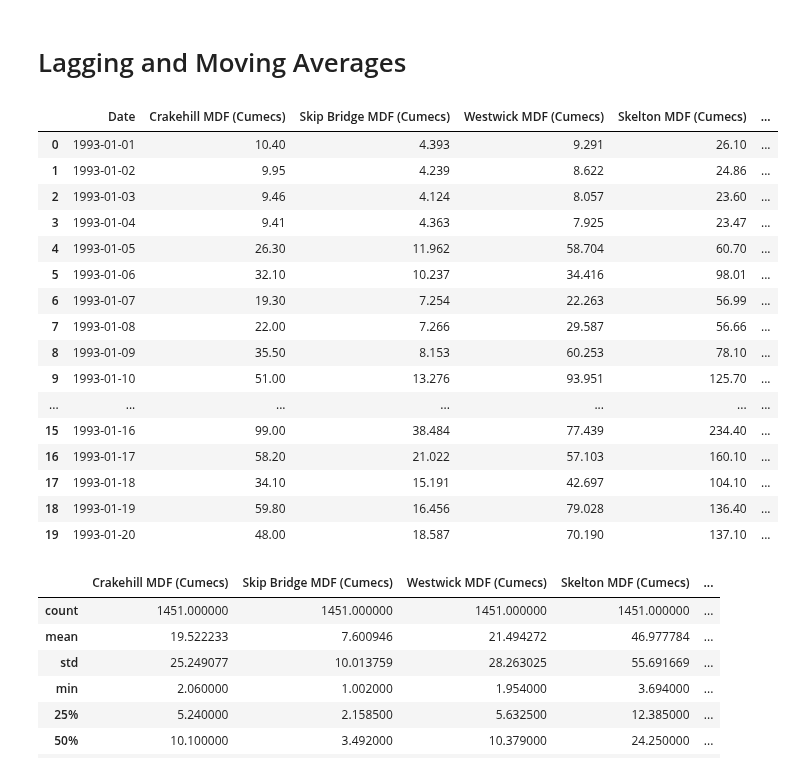
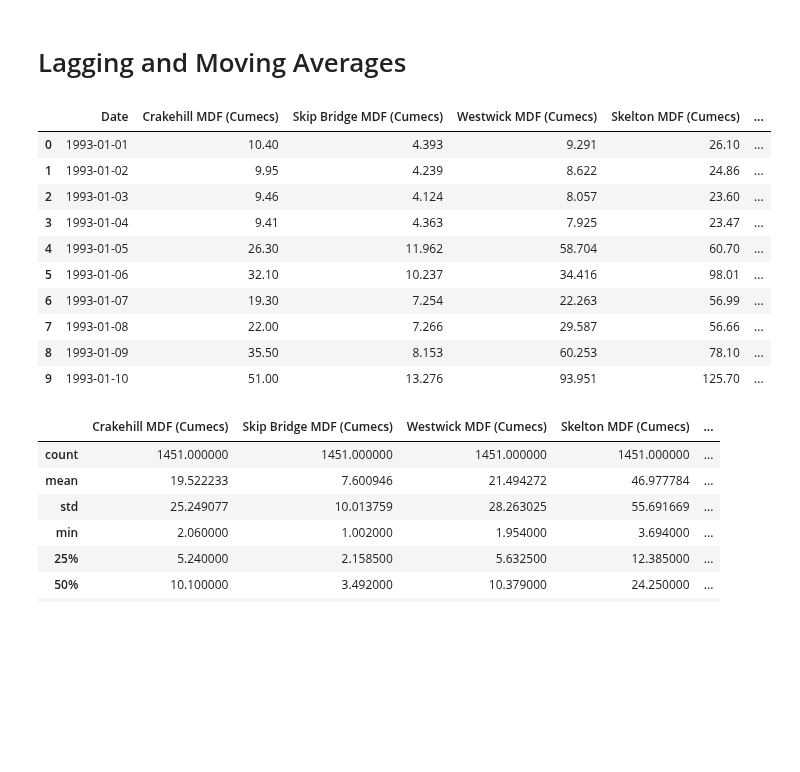
Before and after one commit to mhjp13/small-projects-ai, a Jupyter notebook: cob107/cw2/Data-Processing.ipynb, the cells around one changed output. Drawn from its saved outputs; the diff is of its cells as text; code cells hidden in the pictures; blank space fills up the shorter version.

```diff
--- a/cob107/cw2/Data-Processing.ipynb
+++ b/cob107/cw2/Data-Processing.ipynb
@@ -236,25 +226,19 @@ export_data.to_excel('River-Data-Cleaned.xlsx')
 # %%
 clean_df = pd.read_excel('River-Data-Cleaned.xlsx')
 clean_df.drop(["Unnamed: 0"], axis=1, inplace=True)
-clean_df.head(20)
+clean_df.head(10)
 # %% [output]
 |  | Date | Crakehill MDF (Cumecs) | Skip Bridge MDF (Cumecs) | Westwick MDF (Cumecs) | Skelton MDF (Cumecs) | ... |
 | 0 | 1993-01-01 | 10.40 | 4.393 | 9.291 | 26.10 | ... |
 | 1 | 1993-01-02 | 9.95 | 4.239 | 8.622 | 24.86 | ... |
 | 2 | 1993-01-03 | 9.46 | 4.124 | 8.057 | 23.60 | ... |
 | 3 | 1993-01-04 | 9.41 | 4.363 | 7.925 | 23.47 | ... |
 | 4 | 1993-01-05 | 26.30 | 11.962 | 58.704 | 60.70 | ... |
 | 5 | 1993-01-06 | 32.10 | 10.237 | 34.416 | 98.01 | ... |
 | 6 | 1993-01-07 | 19.30 | 7.254 | 22.263 | 56.99 | ... |
 | 7 | 1993-01-08 | 22.00 | 7.266 | 29.587 | 56.66 | ... |
 | 8 | 1993-01-09 | 35.50 | 8.153 | 60.253 | 78.10 | ... |
 | 9 | 1993-01-10 | 51.00 | 13.276 | 93.951 | 125.70 | ... |
-| ... | ... | ... | ... | ... | ... | ... |
-| 15 | 1993-01-16 | 99.00 | 38.484 | 77.439 | 234.40 | ... |
-| 16 | 1993-01-17 | 58.20 | 21.022 | 57.103 | 160.10 | ... |
-| 17 | 1993-01-18 | 34.10 | 15.191 | 42.697 | 104.10 | ... |
-| 18 | 1993-01-19 | 59.80 | 16.456 | 79.028 | 136.40 | ... |
-| 19 | 1993-01-20 | 48.00 | 18.587 | 70.190 | 137.10 | ... |
 # %%
 clean_df.describe()
 # %% [output]
```
Also changed, not shown: parts of 17 cells of this notebook, 12 other files.
